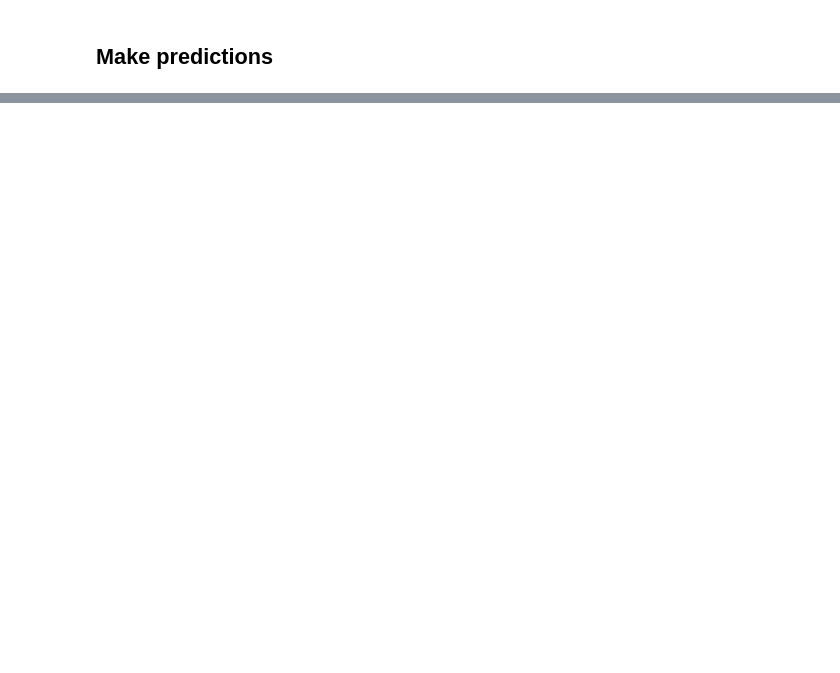
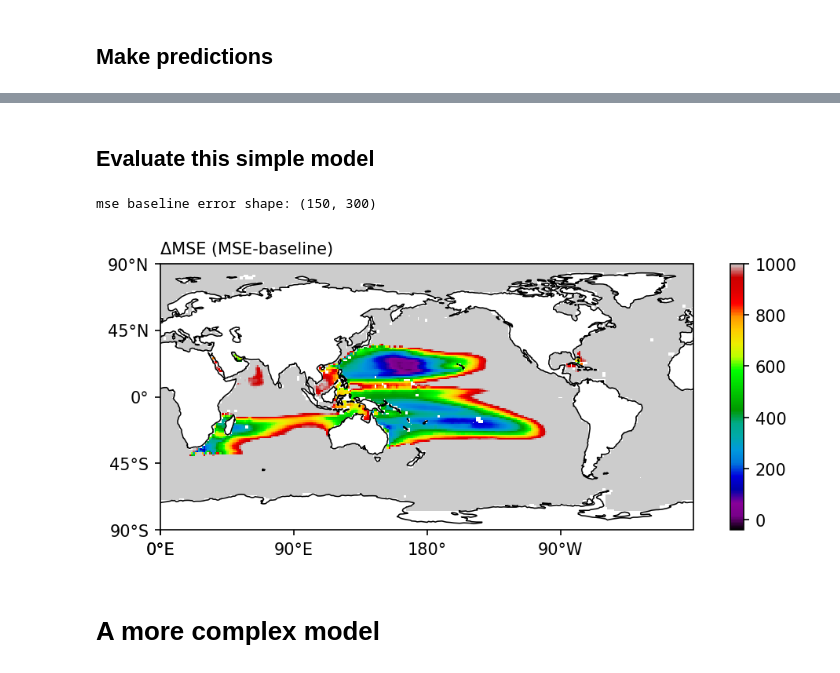
Before and after one commit to Yiyu-Zheng/MLinATS-HW, a Jupyter notebook: HW2/HW2-ANN.ipynb, the cells around one changed output, grey strips where cells are left out. Cells and saved outputs as stored; diff of their text form; code cells hidden in the pictures; blank space fills up the shorter version.

Commit message:
add a more complex NN

```diff
--- a/HW2/HW2-ANN.ipynb
+++ b/HW2/HW2-ANN.ipynb
@@ -388,0 +342,11 @@ plt.show()
+# %% [markdown]
+## Evaluate this simple model
+# %%
+# calculate MLD climatology for evaluation
+baseline = np.reshape(np.copy(OMLD_cf_allgrid), np.shape(ORA_MLD))
+
+# Baseline errors (mean squared errors)
+mse_baseline_errors = np.sqrt(np.mean((baseline - np.reshape(y_allgrid, np.shape(ORA_MLD)))**2, axis=0))
+print('mse baseline error shape:', mse_baseline_errors.shape)
+# %% [output]
+mse baseline error shape: (150, 300)
@@ -388,0 +356,27 @@ plt.show()
+# %%
+# plot differences between errors and baseline errors on maps
+lon_formatter = LongitudeFormatter(zero_direction_label=True)
+lat_formatter = LatitudeFormatter()
+
+# mse
+plt.figure(figsize=(8,3))
+
+ax = plt.axes(projection=ccrs.PlateCarree(central_longitude=180))
+ax.coastlines(linewidth=.75)
+ax.set_global()
+ax.set_title('\u0394MSE (MSE-baseline)', loc='left', fontsize=10)
+
+ax.set_xticks([0, 90, 180, 270, 360], crs=ccrs.PlateCarree())
+ax.xaxis.set_major_formatter(lon_formatter)
+
+ax.set_yticks([-90, -45, 0, 45, 90], crs=ccrs.PlateCarree())
+ax.yaxis.set_major_formatter(lat_formatter)
+
+image = ax.pcolor(lon, lat, mse_allgrid_errors-mse_baseline_errors, transform=ccrs.PlateCarree(), cmap='nipy_spectral', vmin=-40, vmax=1000)
+fig.colorbar(image, ax=ax)
+
+plt.show()
+# %% [output]
+[figure, added]
+# %% [markdown]
+# A more complex model
```
Also changed, not shown: parts of 24 cells of this notebook.
